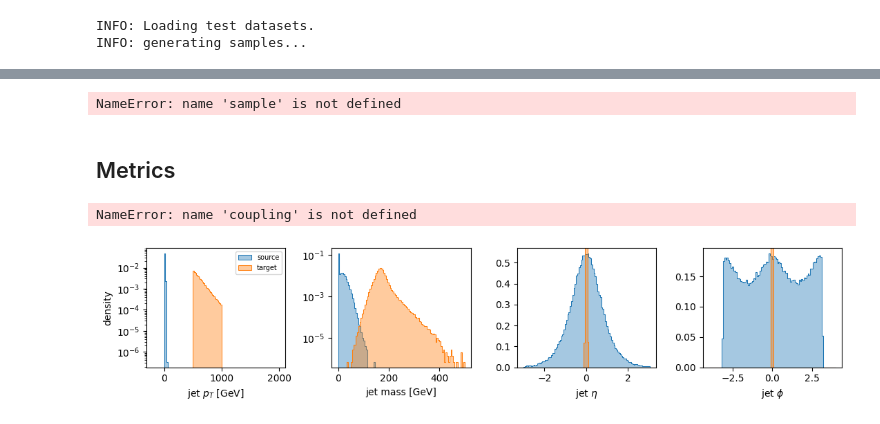
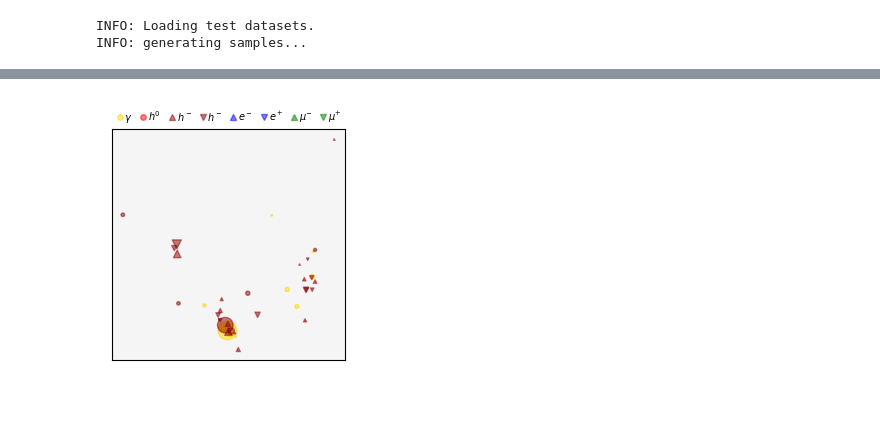
Before and after one commit to dfaroughy/CMB, a Jupyter notebook: experiments/jetclass/metrics.ipynb, the cells around one changed output, grey strips where cells are left out. Cells and saved outputs as stored; diff of their text form; code cells hidden in the pictures; blank space fills up the shorter version.

```diff
--- a/experiments/jetclass/metrics.ipynb
+++ b/experiments/jetclass/metrics.ipynb
@@ -252,5 +290,0 @@ plt.show()
-# %%
-from utils import PlotModule
-plots = PlotModule(generated_sample=sample, test_sample=test.target, postprocess=True)
-# %% [output]
-NameError: name 'sample' is not defined
@@ -262,2 +290,0 @@ plots.jet_total_Q(label='tbqq jetclass', save_path=epic_cmb.workdir)
-# %% [markdown]
-## Metrics
@@ -446,67 +291,4 @@ class JetClassHighLevelFeatures:
-# %%
-jets = JetClassHighLevelFeatures(coupling.target)
-noise = JetClassHighLevelFeatures(coupling.source)
-
-
-
-_, ax = plt.subplots(2,4,figsize=(11,5))
-
-xlim = (-50, 50)
-jets.histplot('Q_total', xlabel=r'$Q_{\rm jet}^{\kappa=0}$',  discrete=True, ax=ax[0,0], stat='density', fill=True, alpha=0.4, log_scale=(False, True), lw=0.75, label='target')
-noise.histplot('Q_total', xlabel=r'$Q_{\rm jet}^{\kappa=0}$', xlim=xlim, ylabel='density', discrete=True, ax=ax[0,0], stat='density', fill=True, alpha=0.4, log_scale=(False, True), lw=0.75, label='source')
-
-binrange, binwidth, = (-5, 5), 0.05
-jets.histplot('Q_jet', xlabel=r'$Q_{\rm jet}^{\kappa=1}$', binrange=binrange, binwidth=binwidth , ax=ax[0,1], stat='density', fill=True, alpha=0.4, log_scale=(False, True), lw=0.75, label='target')
-noise.histplot('Q_jet', xlabel=r'$Q_{\rm jet}^{\kappa=1}$', binrange=binrange, binwidth=binwidth, ax=ax[0,1], stat='density', fill=True, alpha=0.4, log_scale=(False, True), lw=0.75, label='source')
-
-jets.histplot_multiplicities(xlabel='jet multiplicity', ax=ax[0,2], stat='density', fill=True, alpha=0.4, log_scale=(False, False), lw=0.75, label='target')
-noise.histplot_multiplicities(xlabel='jet multiplicity', ax=ax[0,2], stat='density', fill=True, alpha=0.4, log_scale=(False, False), lw=0.75, label='source')
-
-xlim, ylim = (0, 70), (0, 0.12)
-jets.histplot_multiplicities(state=[2,3,4,5,6,7], xlabel='charged multiplicity', ax=ax[0,3], stat='density', fill=True, alpha=0.4, log_scale=(False, False), lw=0.75, label='target')
-noise.histplot_multiplicities(state=[2,3,4,5,6,7], xlabel='charged multiplicity', xlim=xlim, ylim=ylim, ax=ax[0,3], stat='density', fill=True, alpha=0.4, log_scale=(False, False), lw=0.75, label='source')
-
-xlim, ylim = (0, 70), (0, 0.12)
-jets.histplot_multiplicities(state=[0,1], xlabel='neutral multiplicity', ax=ax[1,0], stat='density', fill=True, alpha=0.4, log_scale=(False, False), lw=0.75, label='target')
-noise.histplot_multiplicities(state=[0,1], xlabel='neutral multiplicity', xlim=xlim, ylim=ylim, ax=ax[1,0], stat='density', fill=True, alpha=0.4, log_scale=(False, False), lw=0.75, label='source')
-
-xlim, ylim = (0, 70), (0, 0.08)
-jets.histplot_multiplicities(state=[1,2,3], xlabel='hadron multiplicity', ax=ax[1,1], stat='density', fill=True, alpha=0.4, log_scale=(False, False), lw=0.75, label='target')
-noise.histplot_multiplicities(state=[1,2,3], xlabel='hadron multiplicity', xlim=xlim, ylim=ylim, ax=ax[1,1], stat='density', fill=True, alpha=0.4, log_scale=(False, False), lw=0.75, label='source')
-
-xlim = (0,50)
-jets.histplot_multiplicities(state=[4,5,6,7], xlabel='lepton multiplicity', ax=ax[1,2], stat='density', fill=True, alpha=0.4, log_scale=(False, False), lw=0.75, label='target')
-noise.histplot_multiplicities(state=[4,5,6,7], xlabel='lepton multiplicity', xlim=xlim, ax=ax[1,2], stat='density', fill=True, alpha=0.4, log_scale=(False, False), lw=0.75, label='source')
-
-xlim, ylim = (0, 50), (0, 0.2)
-jets.histplot_multiplicities(state=0, xlabel='photon multiplicity', ax=ax[1,3], stat='density', fill=True, alpha=0.4, log_scale=(False, False), lw=0.75, label='target')
-noise.histplot_multiplicities(state=0, xlabel='photon multiplicity', xlim=xlim, ylim=ylim, ax=ax[1,3], stat='density', fill=True, alpha=0.4, log_scale=(False, False), lw=0.75, label='source')
-
-ax[0,0].legend(fontsize=7)
-plt.tight_layout()
-plt.show()
-# %% [output]
-NameError: name 'coupling' is not defined
-# %%
-_, ax = plt.subplots(1,4,figsize=(11,2.5))
-
-binrange, binwidth = (-200, 2000), 20
-noise.histplot('pt',  xlabel=r'jet $p_T$ [GeV]', ylabel='density', ax=ax[0], binrange=binrange, binwidth=binwidth, stat='density', fill=True, alpha=0.4, log_scale=(False, True), lw=0.75, label='source')
-jets.histplot('pt', xlabel=r'jet $p_T$ [GeV]', ylabel='density', ax=ax[0], binrange=binrange, binwidth=binwidth, stat='density', fill=True, alpha=0.4, log_scale=(False, True), lw=0.75,  label='target')
-
-binrange, binwidth = (0, 500), 5
-noise.histplot('m',  xlabel=r'jet mass [GeV]', ax=ax[1], binrange=binrange, binwidth=binwidth, stat='density', fill=True, alpha=0.4, log_scale=(False, True),  lw=0.75, label='source')
-jets.histplot('m', xlabel=r'jet mass [GeV]', ax=ax[1], binrange=binrange, binwidth=binwidth, stat='density', fill=True, alpha=0.4, log_scale=(False, True), lw=0.75,  label='target')
-
-binrange, binwidth = (-3, 3), 0.06
-noise.histplot('eta',  xlabel=r'jet $\eta$', ax=ax[2], binrange=binrange, binwidth=binwidth, stat='density', fill=True, alpha=0.4, log_scale=(False, False),  lw=0.75, label='source')
-jets.histplot('eta', xlabel=r'jet $\eta$', ax=ax[2], binrange=binrange, binwidth=binwidth, stat='density', fill=True, alpha=0.4, log_scale=(False, False), lw=0.75,  label='target')
-
-binrange, binwidth = (-4, 4), 0.08
-noise.histplot('phi',  xlabel=r'jet $\phi$', ax=ax[3], binrange=binrange, binwidth=binwidth, stat='density', fill=True, alpha=0.4, log_scale=(False, False), lw=0.75, label='source')
-jets.histplot('phi', xlabel=r'jet $\phi$', ax=ax[3], binrange=binrange, binwidth=binwidth, stat='density', fill=True, alpha=0.4, log_scale=(False, False), lw=0.75,  label='target')
-ax[0].legend(fontsize=7)
-plt.tight_layout()
-plt.show()
-# %% [output]
-[figure, removed]
+# %%
+gen_jets.constituents.display_cloud(idx=104, scale_marker=1.0)
+# %% [output]
+[figure, added]
```
Also changed, not shown: parts of 16 cells of this notebook, 18 other files.
